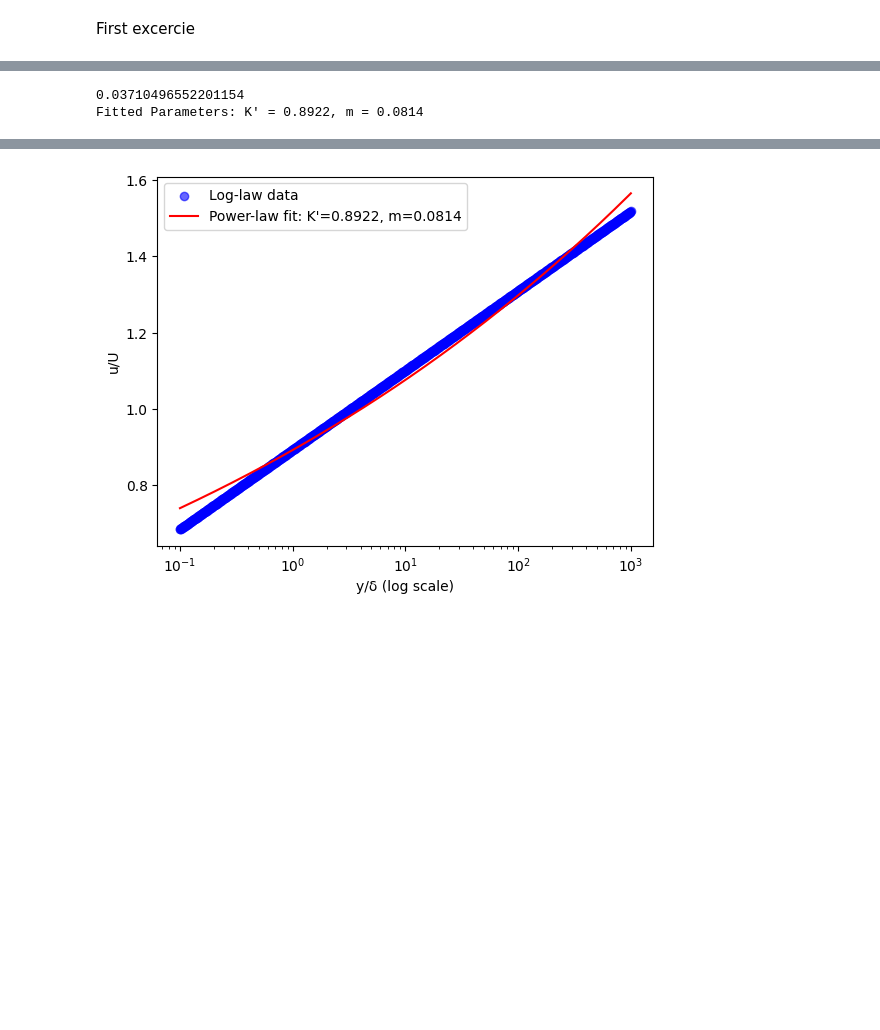
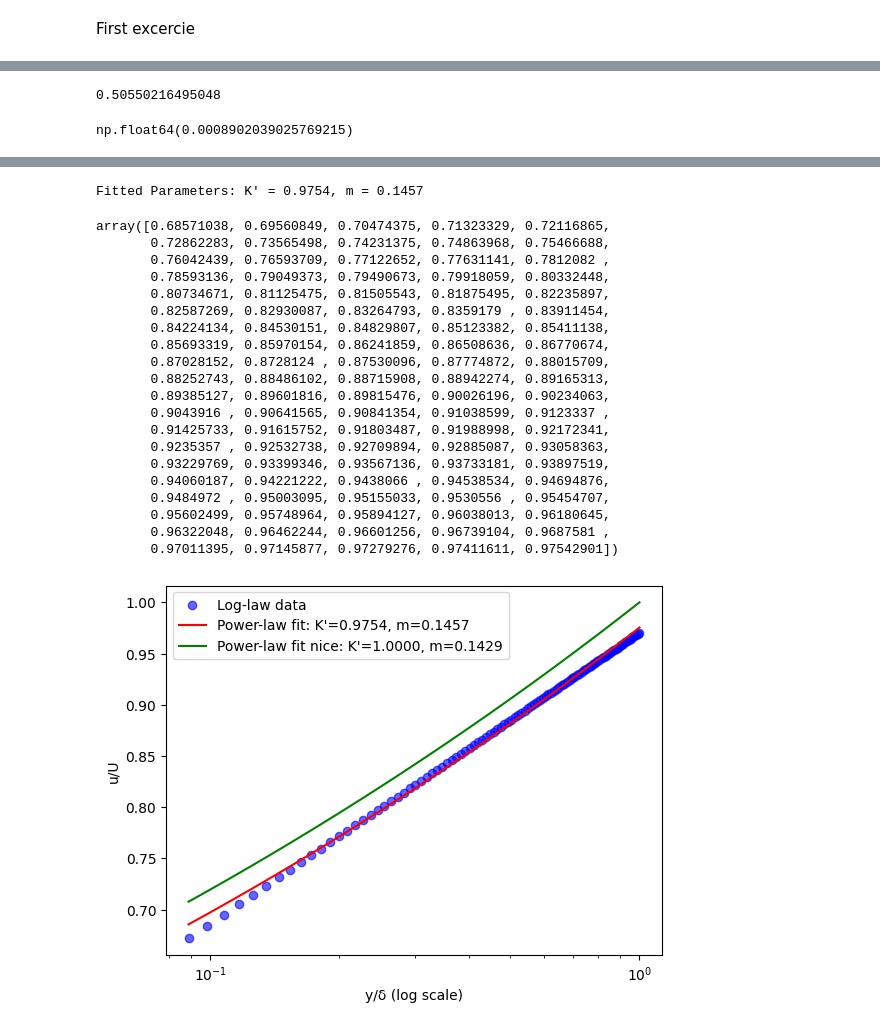
Before and after one commit to Biel-PS/AdvancedFluidMechanics, a Jupyter notebook: 4-BoundaryLayer/Assigment4.ipynb, the cells around one changed output, grey strips where cells are left out. Cells and saved outputs as stored; diff of their text form; code cells hidden in the pictures; blank space fills up the shorter version.

```diff
--- a/4-BoundaryLayer/Assigment4.ipynb
+++ b/4-BoundaryLayer/Assigment4.ipynb
@@ -42,7 +42,7 @@ def cf(Re_delta, K, n):
 #   return cf
 # K = 0.02 n=-1/6
 start = 0.001
-end = 0.01
+end = 0.005
 num_points = 100
 vector_cf = np.linspace(start, end, num_points)
 vector_Re_delta = Re_fun(vector_cf)
@@ -84,6 +84,6 @@ Fitted Parameters: K = 0.039592853129263854, n = -0.22172613687526932
 # %%
-def uTau(delta, U , n,K,rho,nu):
+def uTau(delta, U , n,K,nu):
   Re = U*delta/nu
-  tau = K*Re**n*0.5*rho*U**2
-  u_tau = np.sqrt(tau)/rho
+  tau = (K*Re**n)*0.5*U**2
+  u_tau = np.sqrt(tau)
   return u_tau
@@ -92,47 +96,51 @@ a = 0.41  # von Kármán constant
 b = 5.0       # empirical constant
 
 # Flow parameters
-U = 1.0      # Free-stream velocity (normalized)
+U = 10 # Free-stream velocity
 nu = 1.5e-5  # Kinematic viscosity (arbitrary small value)
-delta = 1.0  # Boundary layer thickness # Assumed skin friction coefficient
-rho = 1.225
-
+delta = 1e-2  # Boundary layer thickness
 # Compute friction velocity
-u_tau = uTau(delta, U , n_fit,K_fit,rho,nu)
+u_tau = uTau(delta, U , n_fit,K_fit,nu)
 print(u_tau)
 
 
 # Generate y values in log scale
-y_values = np.logspace(-1, 3, 1000) * delta  # from very close to the wall to delta
 
+y_Limit = 30*nu/u_tau;
+display(y_Limit)
+y_values = np.linspace(y_Limit, delta, 100)  # from very close to the wall to delta
+y_values = y_values / delta
+display(y_values)
 # Compute velocity using log-law
-u_values = u_tau * (1/a) * np.log(y_values * u_tau / nu) + b * u_tau
-# u_values = u_tau * (1/a) * np.log(y_values/delta) + b * u_tau
-
-u_values /= U  # Normalize u/U
+u_values = u_tau * ((1/a) * np.log(y_values*delta * u_tau / nu) + b )
+u_values = u_values/U
 
 # Power-law function for fitting
 def power_law(y, K_prime, m):
-    return K_prime * (y / delta) ** m
+    return (K_prime * (y) ** m)
+
 
 # Fit the power law to the generated data
-popt, _ = opt.curve_fit(power_law, y_values, u_values, p0=[0,0])  # Initial guess
+popt, _ = opt.curve_fit(power_law, y_values, u_values, p0=[1,0.14])  # Initial guess
 
 K_prime_fit, m_fit = popt
 print(f"Fitted Parameters: K' = {K_prime_fit:.4f}, m = {m_fit:.4f}")
 
 # Generate fitted curve
 u_fit = power_law(y_values, K_prime_fit, m_fit)
-
+display(u_fit)
+u_fit_nice = power_law(y_values, 1, 1/7)
 # Plot original log-law data and fitted power-law curve
-plt.scatter(y_values / delta, u_values, label="Log-law data", color="blue", alpha=0.6)
-plt.plot(y_values / delta, u_fit, label=f"Power-law fit: K'={K_prime_fit:.4f}, m={m_fit:.4f}", color="red")
-
+plt.scatter(y_values, u_values, label="Log-law data", color="blue", alpha=0.6)
+plt.plot(y_values, u_fit, label=f"Power-law fit: K'={K_prime_fit:.4f}, m={m_fit:.4f}", color="red")
+plt.plot(y_values, u_fit_nice, label=f"Power-law fit nice: K'={1:.4f}, m={1/7:.4f}", color="green")
 plt.xscale("log")  # Log scale for better visualization
 plt.xlabel("y/δ (log scale)")
 plt.ylabel("u/U")
 plt.legend()
 plt.show()
+
+#K ~ 1 ; m~1/7
 # %% [output]
-0.03710496552201154
-Fitted Parameters: K' = 0.8922, m = 0.0814
+0.50550216495048
+np.float64(0.0008902039025769215)
@@ -139 +167,22 @@ Fitted Parameters: K' = 0.8922, m = 0.0814
+Fitted Parameters: K' = 0.9754, m = 0.1457
+array([0.68571038, 0.69560849, 0.70474375, 0.71323329, 0.72116865,
+       0.72862283, 0.73565498, 0.74231375, 0.74863968, 0.75466688,
+       0.76042439, 0.76593709, 0.77122652, 0.77631141, 0.7812082 ,
+       0.78593136, 0.79049373, 0.79490673, 0.79918059, 0.80332448,
+       0.80734671, 0.81125475, 0.81505543, 0.81875495, 0.82235897,
+       0.82587269, 0.82930087, 0.83264793, 0.8359179 , 0.83911454,
+       0.84224134, 0.84530151, 0.84829807, 0.85123382, 0.85411138,
+       0.85693319, 0.85970154, 0.86241859, 0.86508636, 0.86770674,
+       0.87028152, 0.8728124 , 0.87530096, 0.87774872, 0.88015709,
+       0.88252743, 0.88486102, 0.88715908, 0.88942274, 0.89165313,
+       0.89385127, 0.89601816, 0.89815476, 0.90026196, 0.90234063,
+       0.9043916 , 0.90641565, 0.90841354, 0.91038599, 0.9123337 ,
+       0.91425733, 0.91615752, 0.91803487, 0.91988998, 0.92172341,
+       0.9235357 , 0.92532738, 0.92709894, 0.92885087, 0.93058363,
+       0.93229769, 0.93399346, 0.93567136, 0.93733181, 0.93897519,
+       0.94060187, 0.94221222, 0.9438066 , 0.94538534, 0.94694876,
+       0.9484972 , 0.95003095, 0.95155033, 0.9530556 , 0.95454707,
+       0.95602499, 0.95748964, 0.95894127, 0.96038013, 0.96180645,
+       0.96322048, 0.96462244, 0.96601256, 0.96739104, 0.9687581 ,
+       0.97011395, 0.97145877, 0.97279276, 0.97411611, 0.97542901])
-[figure, old version]
+[figure, new version]
```
Also changed, not shown: parts of 3 cells of this notebook.
